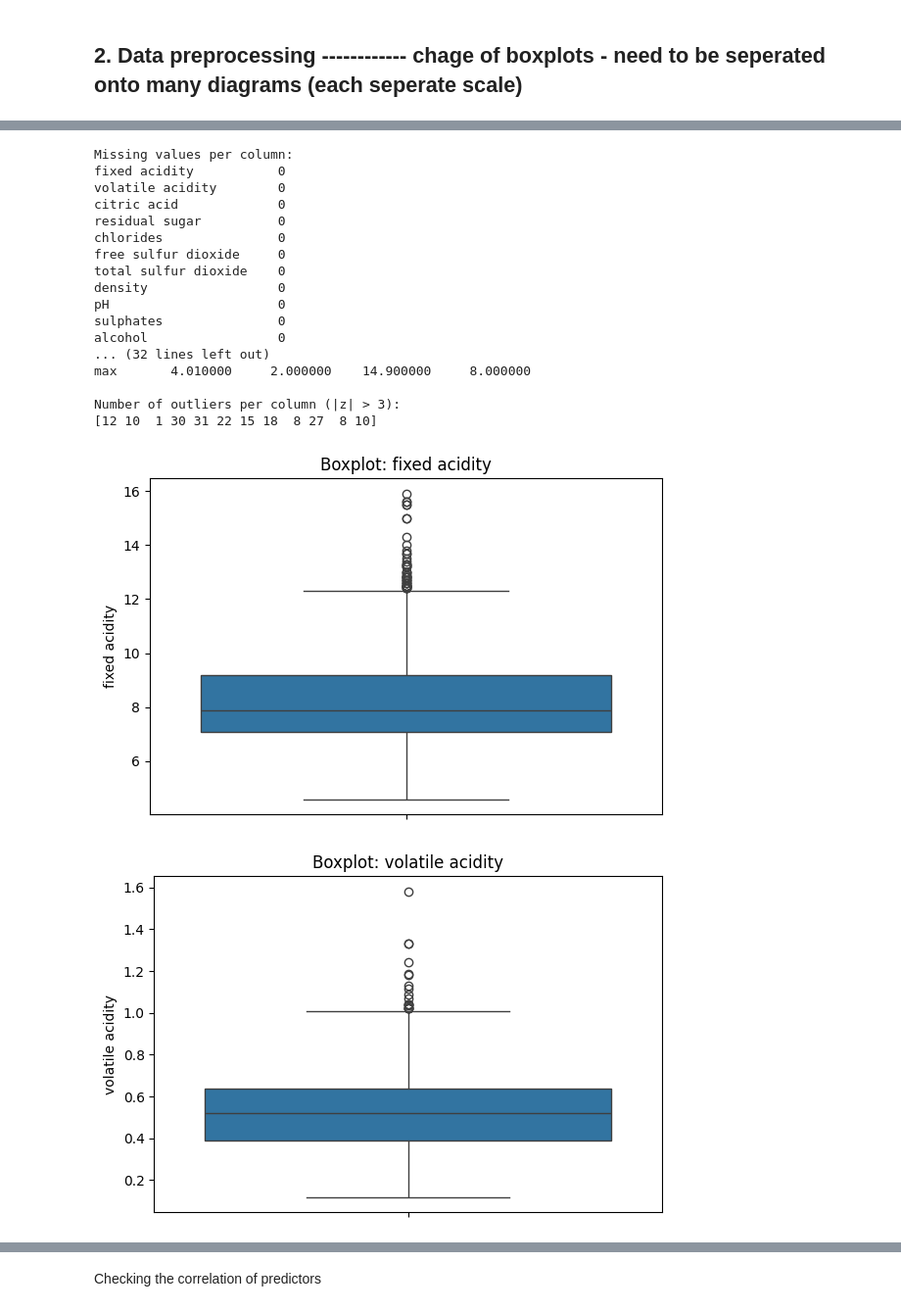
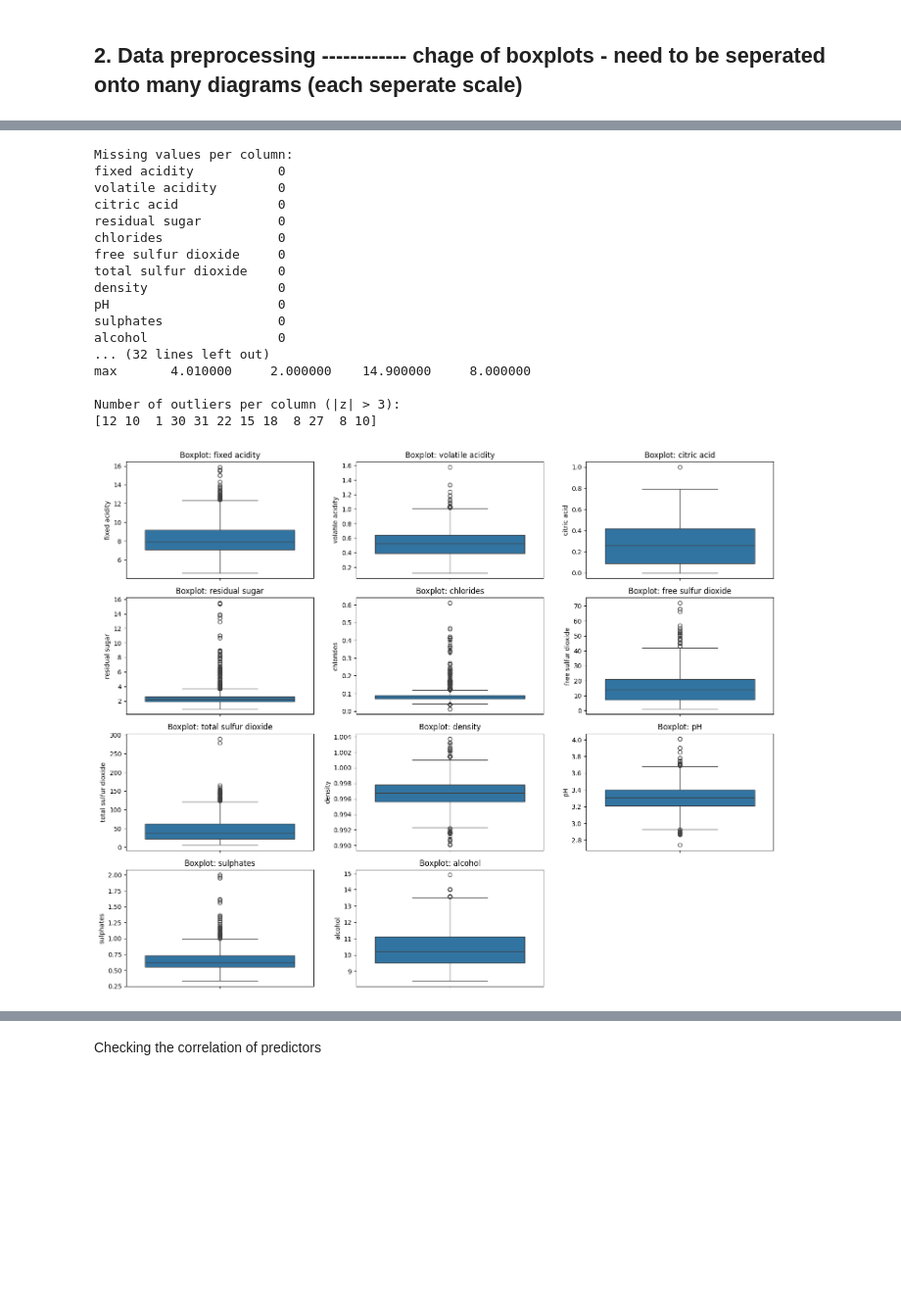
Before and after one commit to zacky111/Data_analytics, a Jupyter notebook: main.ipynb, the cells around one changed output, grey strips where cells are left out. Shown at 98% size. Saved outputs shown, nothing was run; the diff lists cells and outputs as text; code cells hidden in the pictures; blank space fills up the shorter version.

Commit message:
conclusions, comparison of waic and loo metrics, changed the layout of boxplots.

```diff
--- a/main.ipynb
+++ b/main.ipynb
@@ -213,40 +149,45 @@ outliers = (z_scores > 3).sum(axis=0)
 print("\nNumber of outliers per column (|z| > 3):")
 print(outliers)
 
-# Osobne boxploty dla każdej zmiennej (ze względu na różne skale)
-numeric_columns = df.select_dtypes(include=[np.number]).columns
+# --- Boxploty w siatce 4x3 ---
+feature_columns = df.columns.drop("quality")  # tylko cechy wejściowe
 
-for col in numeric_columns:
-    plt.figure(figsize=(6, 4))
-    sns.boxplot(y=df[col])
-    plt.title(f"Boxplot: {col}")
-    plt.tight_layout()
-    plt.show()
+fig, axes = plt.subplots(nrows=4, ncols=3, figsize=(15, 12))
+axes = axes.flatten()  # Spłaszczenie tablicy osi
 
+for i, col in enumerate(feature_columns):
+    sns.boxplot(y=df[col], ax=axes[i])
+    axes[i].set_title(f"Boxplot: {col}")
+
+# Ukrycie pustych miejsc (jeden wykres zostanie wolny)
+for j in range(len(feature_columns), len(axes)):
+    fig.delaxes(axes[j])
+
+plt.tight_layout()
+plt.show()
 
 # --- 4. Standaryzacja danych ---
 scaler = StandardScaler()
 X_scaled = scaler.fit_transform(df.drop("quality", axis=1))
 
 X_scaled_df = pd.DataFrame(X_scaled, columns=df.columns[:-1])
 y = df["quality"]
 # %% [output]
 Missing values per column:
 fixed acidity           0
 volatile acidity        0
 citric acid             0
 residual sugar          0
 chlorides               0
 free sulfur dioxide     0
 total sulfur dioxide    0
 density                 0
 pH                      0
 sulphates               0
 alcohol                 0
 ... (32 lines left out)
 max       4.010000     2.000000    14.900000     8.000000
 
 Number of outliers per column (|z| > 3):
 [12 10  1 30 31 22 15 18  8 27  8 10]
-[figure, old version]
+[figure, new version]
-[figure, removed]
```
Also changed, not shown: parts of 9 cells of this notebook.
